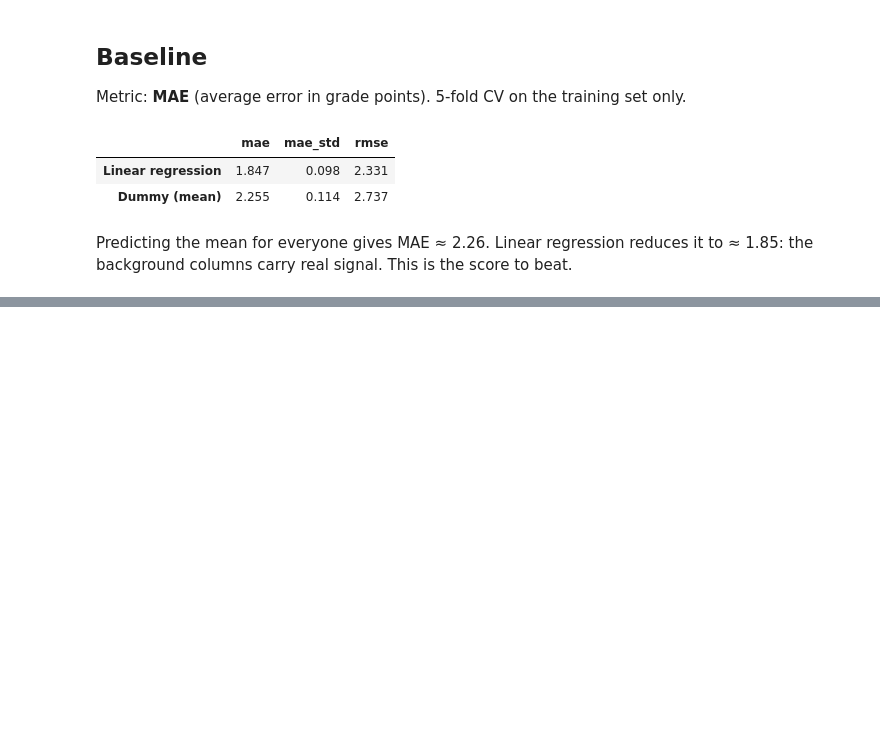
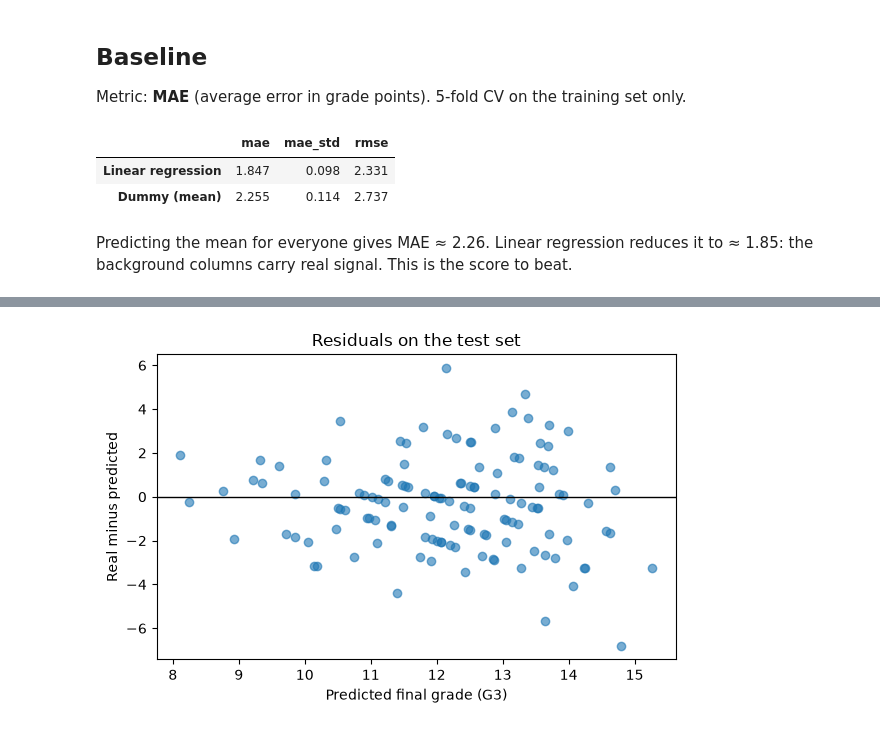
Before and after one commit to sureyeahman/student-performance, a Jupyter notebook: notebooks/analysis.ipynb, the cells around one changed output, grey strips where cells are left out. Cells and saved outputs as stored; diff of their text form; code cells hidden in the pictures; blank space fills up the shorter version.

Commit message:
Add train/evaluate/predict CLI, final results and interpretation
Co-authored-by: Chinmay Hajare <239129575+cshajare9-ctrl@users.noreply.github.com>

```diff
--- a/notebooks/analysis.ipynb
+++ b/notebooks/analysis.ipynb
@@ -187,0 +192,9 @@ Predicting the mean for everyone gives MAE ≈ 2.26. Linear regression reduces i
+# %%
+from student_performance.config import load_config
+from student_performance.models import candidate_models
+
+config = load_config("../config.yaml")
+trainer = Trainer(n_splits=config["cv"]["n_splits"], seed=config["seed"])
+candidates = candidate_models(config["grids"], config["seed"])
+comparison = trainer.select_best(candidates, X_train, y_train)
+comparison.round(3)
@@ -187,0 +239,7 @@ Predicting the mean for everyone gives MAE ≈ 2.26. Linear regression reduces i
+# %%
+from student_performance.evaluate import flag_table, plot_residuals, regression_metrics
+
+y_pred = trainer.pipeline.predict(X_test)
+print(regression_metrics(y_test, y_pred))
+print(flag_metrics(y_test, y_pred, threshold))
+flag_table(y_test, y_pred, threshold)
@@ -187,0 +253,4 @@ Predicting the mean for everyone gives MAE ≈ 2.26. Linear regression reduces i
+# %%
+fig = plot_residuals(y_test, y_pred)
+# %% [output]
+[figure, added]
```
Also changed, not shown: parts of 13 cells of this notebook, 5 other files.
